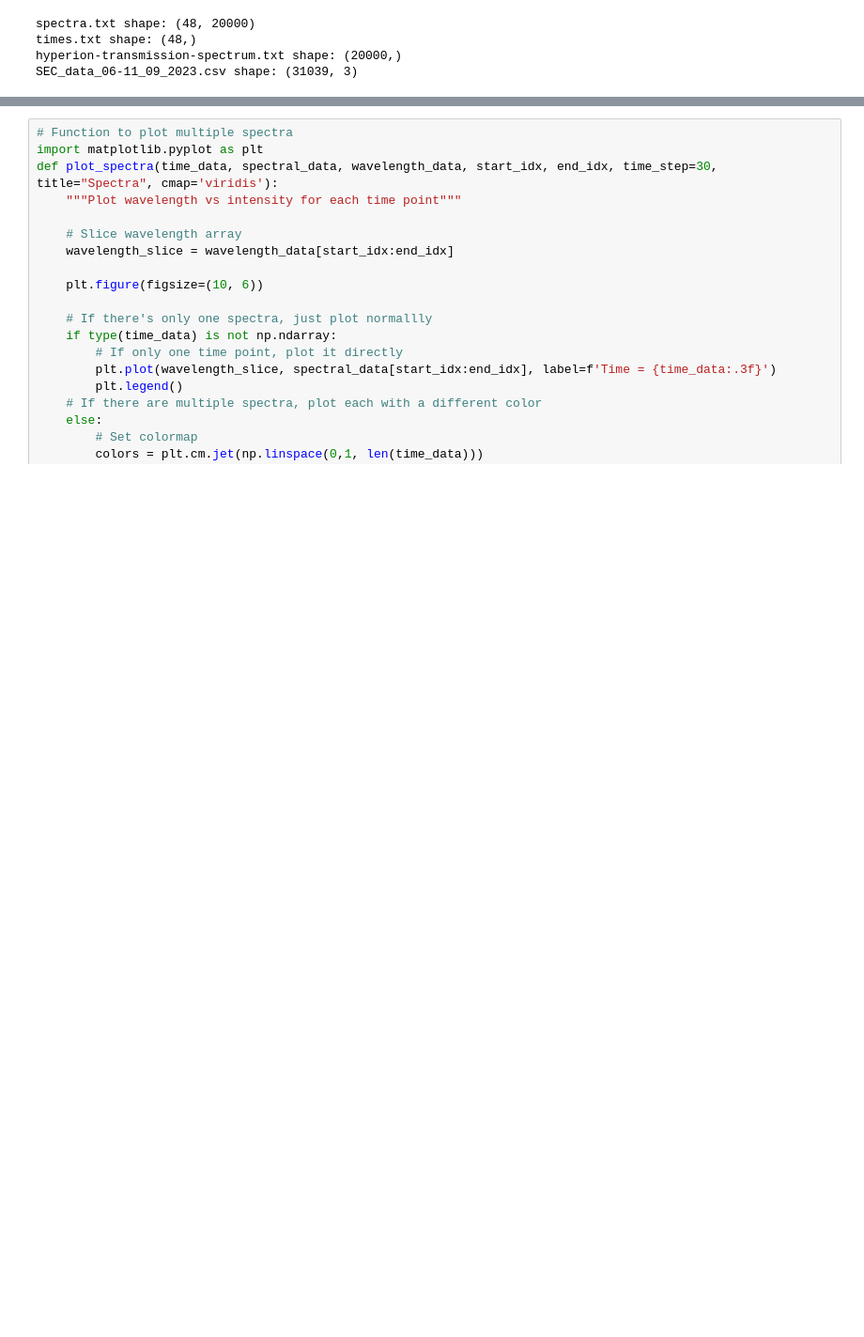
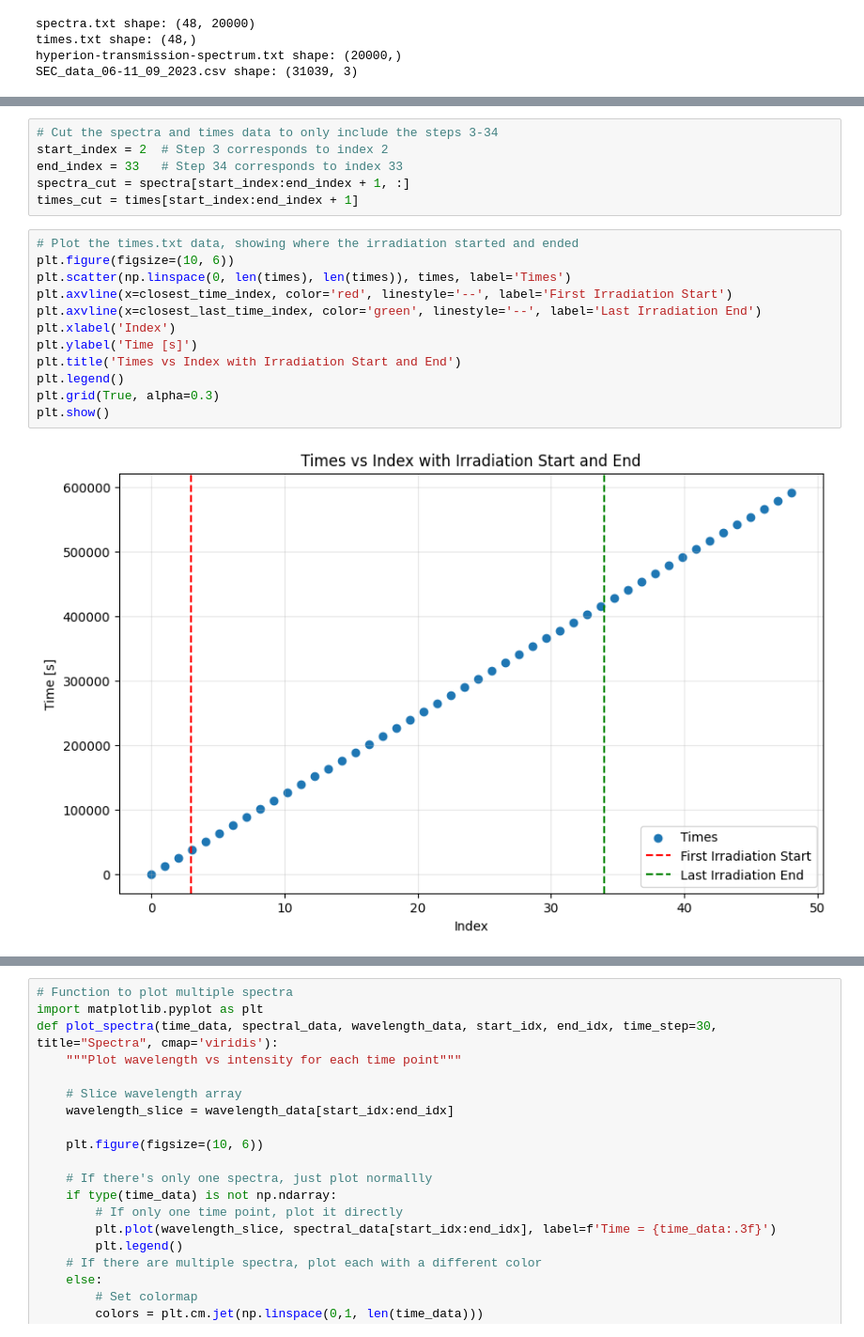
Before and after one commit to rsamconn/Fibre-optics-demo, a Jupyter notebook: fibre-demo.ipynb, the cells around one changed output, grey strips where cells are left out. Shown at 94% size. Saved outputs shown, nothing was run; the diff lists cells and outputs as text; blank space fills up the shorter version.

```diff
--- a/fibre-demo.ipynb
+++ b/fibre-demo.ipynb
@@ -78,0 +230,20 @@ wavelengths_LPG_only = wavelengths[2500:]
+# %%
+# Cut the spectra and times data to only include the steps 3-34
+start_index = 2  # Step 3 corresponds to index 2
+end_index = 33   # Step 34 corresponds to index 33
+spectra_cut = spectra[start_index:end_index + 1, :]
+times_cut = times[start_index:end_index + 1]
+# %%
+# Plot the times.txt data, showing where the irradiation started and ended
+plt.figure(figsize=(10, 6))
+plt.scatter(np.linspace(0, len(times), len(times)), times, label='Times')
+plt.axvline(x=closest_time_index, color='red', linestyle='--', label='First Irradiation Start')
+plt.axvline(x=closest_last_time_index, color='green', linestyle='--', label='Last Irradiation End')
+plt.xlabel('Index')
+plt.ylabel('Time [s]')
+plt.title('Times vs Index with Irradiation Start and End')
+plt.legend()
+plt.grid(True, alpha=0.3)
+plt.show()
+# %% [output]
+[figure, added]
```
Also changed, not shown: parts of 39 cells of this notebook.
